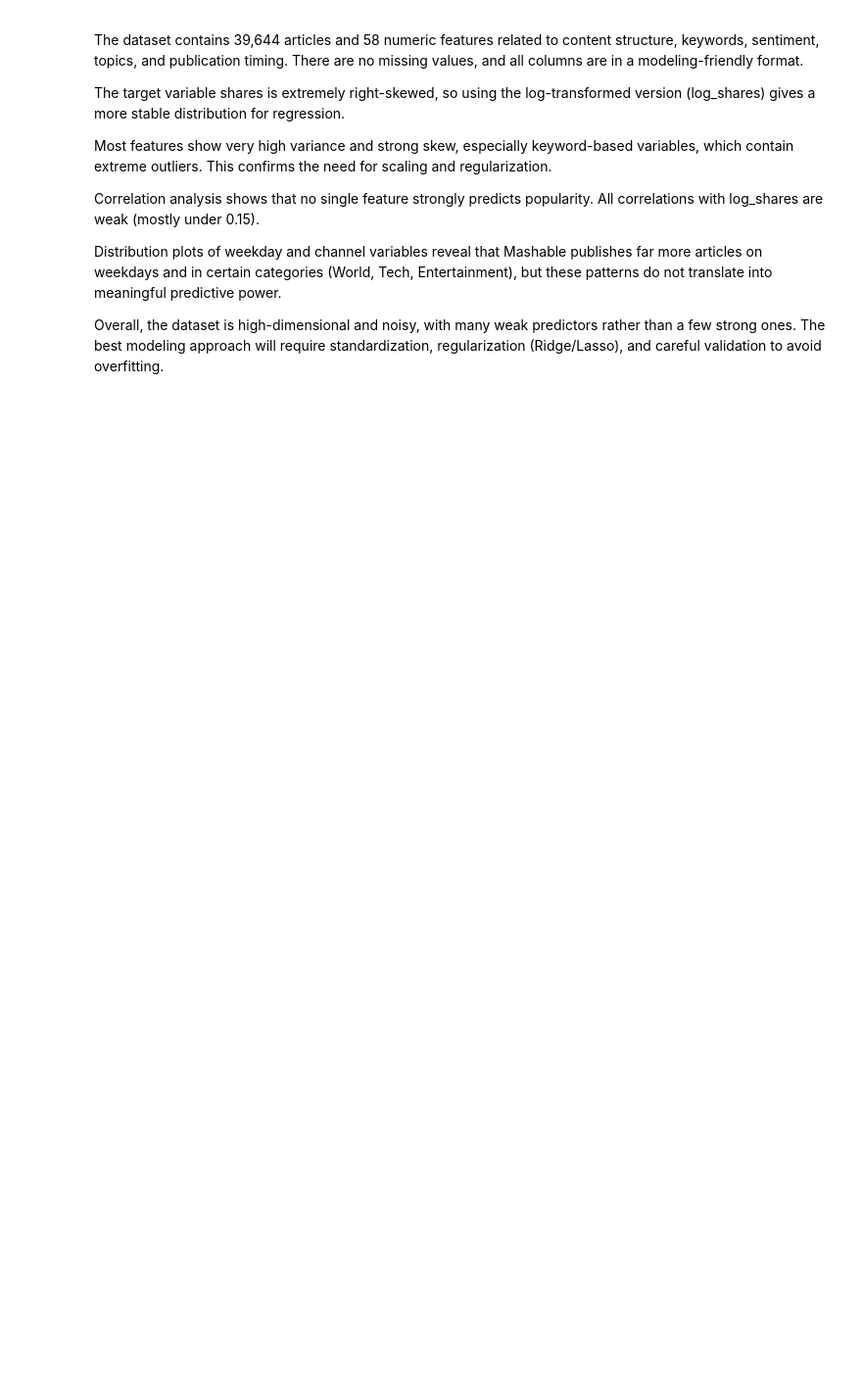
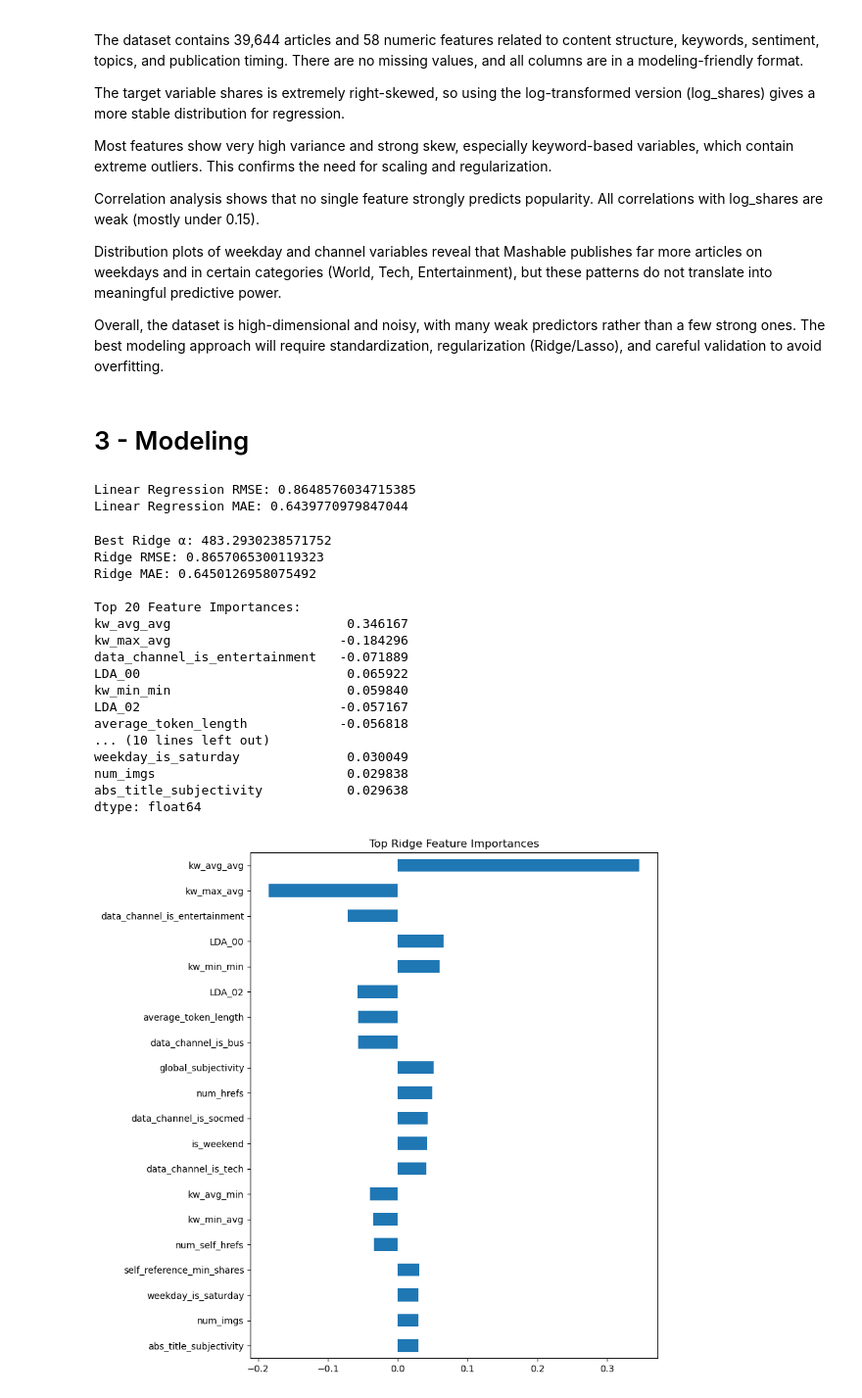
Before and after one commit to briannaq-dev/article-popularity, a Jupyter notebook: final_project.ipynb, the cells around one changed output. Shown at 98% size. Cells and saved outputs as stored; diff of their text form; code cells hidden in the pictures; blank space fills up the shorter version.

```diff
--- a/EDA.ipynb
+++ b/final_project.ipynb
@@ -100,3 +150,5 @@ Correlation analysis shows that no single feature strongly predicts popularity.
 Distribution plots of weekday and channel variables reveal that Mashable publishes far more articles on weekdays and in certain categories (World, Tech, Entertainment), but these patterns do not translate into meaningful predictive power.
 
 Overall, the dataset is high-dimensional and noisy, with many weak predictors rather than a few strong ones. The best modeling approach will require standardization, regularization (Ridge/Lasso), and careful validation to avoid overfitting.
+# %% [markdown]
+# 3 - Modeling
@@ -102,0 +177,77 @@ Overall, the dataset is high-dimensional and noisy, with many weak predictors ra
+# %%
+from sklearn.linear_model import LinearRegression
+
+# Train and evaluate Linear Regression
+lr = LinearRegression()
+lr.fit(X_train, y_train)
+
+y_pred = lr.predict(X_test)
+lr_rmse = np.sqrt(mean_squared_error(y_test, y_pred))
+lr_mae = mean_absolute_error(y_test, y_pred)
+
+print("Linear Regression RMSE:", lr_rmse)
+print("Linear Regression MAE:", lr_mae)
+# %% [output]
+Linear Regression RMSE: 0.8648576034715385
+Linear Regression MAE: 0.6439770979847044
+# %%
+from sklearn.linear_model import Ridge
+
+# Train and evaluate Ridge Regression with hyperparameter tuning
+alphas = np.logspace(-3, 3, 20)
+ridge = Ridge()
+
+# Set up GridSearchCV to find the best alpha
+ridge_cv = GridSearchCV(
+    ridge,
+    {"alpha": alphas},
+    scoring="neg_mean_squared_error",
+    cv=5
+)
+
+ridge_cv.fit(X_train, y_train)
+
+best_ridge_alpha = ridge_cv.best_params_["alpha"]
+print("Best Ridge α:", best_ridge_alpha)
+
+# Train Ridge with the best alpha
+ridge_best = Ridge(alpha=best_ridge_alpha)
+ridge_best.fit(X_train, y_train)
+
+y_pred_ridge = ridge_best.predict(X_test)
+ridge_rmse = np.sqrt(mean_squared_error(y_test, y_pred_ridge))
+ridge_mae = mean_absolute_error(y_test, y_pred_ridge)
+
+print("Ridge RMSE:", ridge_rmse)
+print("Ridge MAE:", ridge_mae)
+
+# Feature importance for Ridge
+coef = ridge_best.coef_
+importance = pd.Series(coef, index=feature_names).sort_values(key=abs, ascending=False)
+
+print("\nTop 20 Feature Importances:")
+print(importance.head(20))
+
+importance.head(20).plot(kind="barh", figsize=(8,10))
+plt.title("Top Ridge Feature Importances")
+plt.gca().invert_yaxis()
+plt.show()
+# %% [output]
+Best Ridge α: 483.2930238571752
+Ridge RMSE: 0.8657065300119323
+Ridge MAE: 0.6450126958075492
+
+Top 20 Feature Importances:
+kw_avg_avg                       0.346167
+kw_max_avg                      -0.184296
+data_channel_is_entertainment   -0.071889
+LDA_00                           0.065922
+kw_min_min                       0.059840
+LDA_02                          -0.057167
+average_token_length            -0.056818
+... (10 lines left out)
+weekday_is_saturday              0.030049
+num_imgs                         0.029838
+abs_title_subjectivity           0.029638
+dtype: float64
+[figure, added]
```
Also changed, not shown: parts of 12 cells of this notebook, 3 other files.
